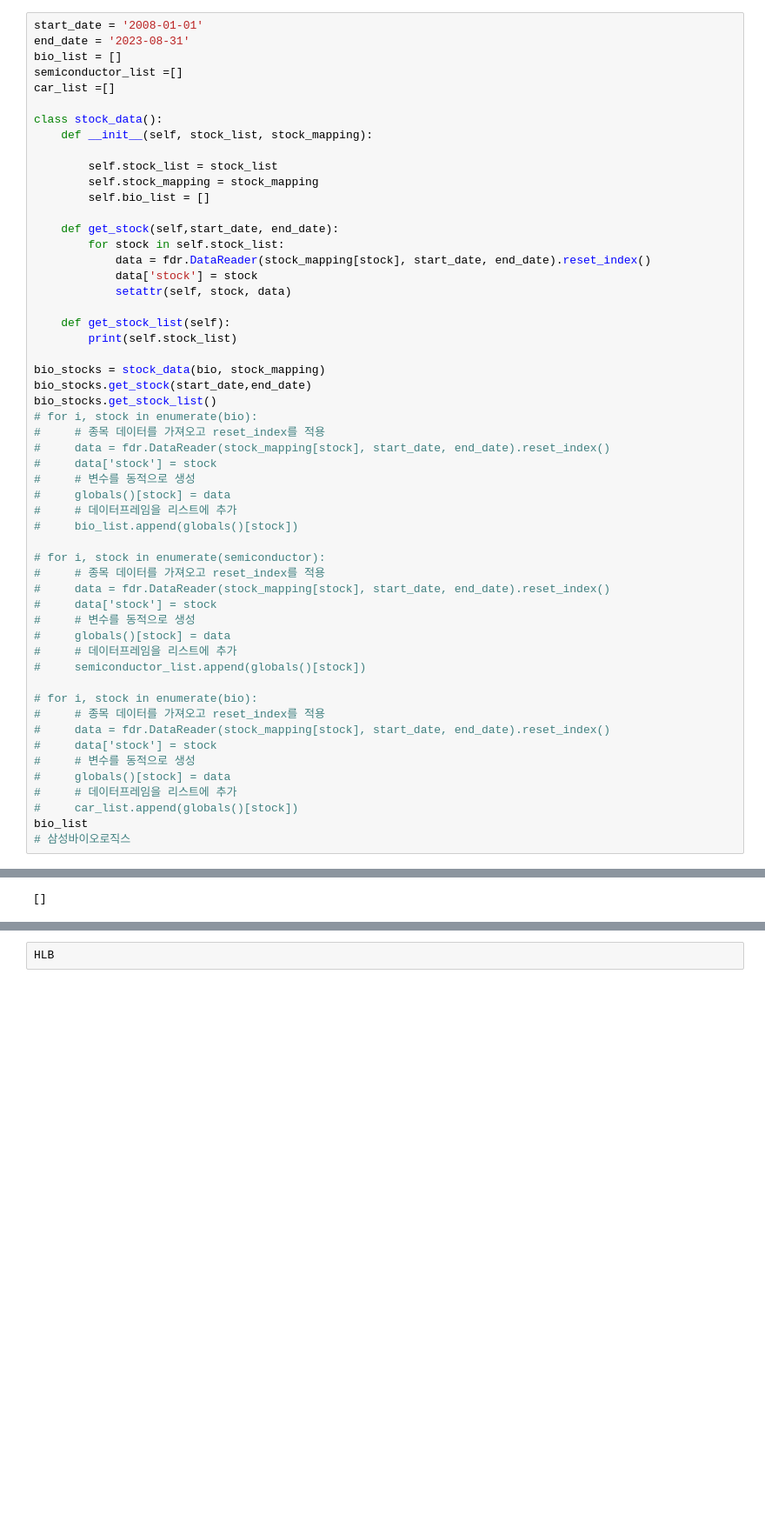
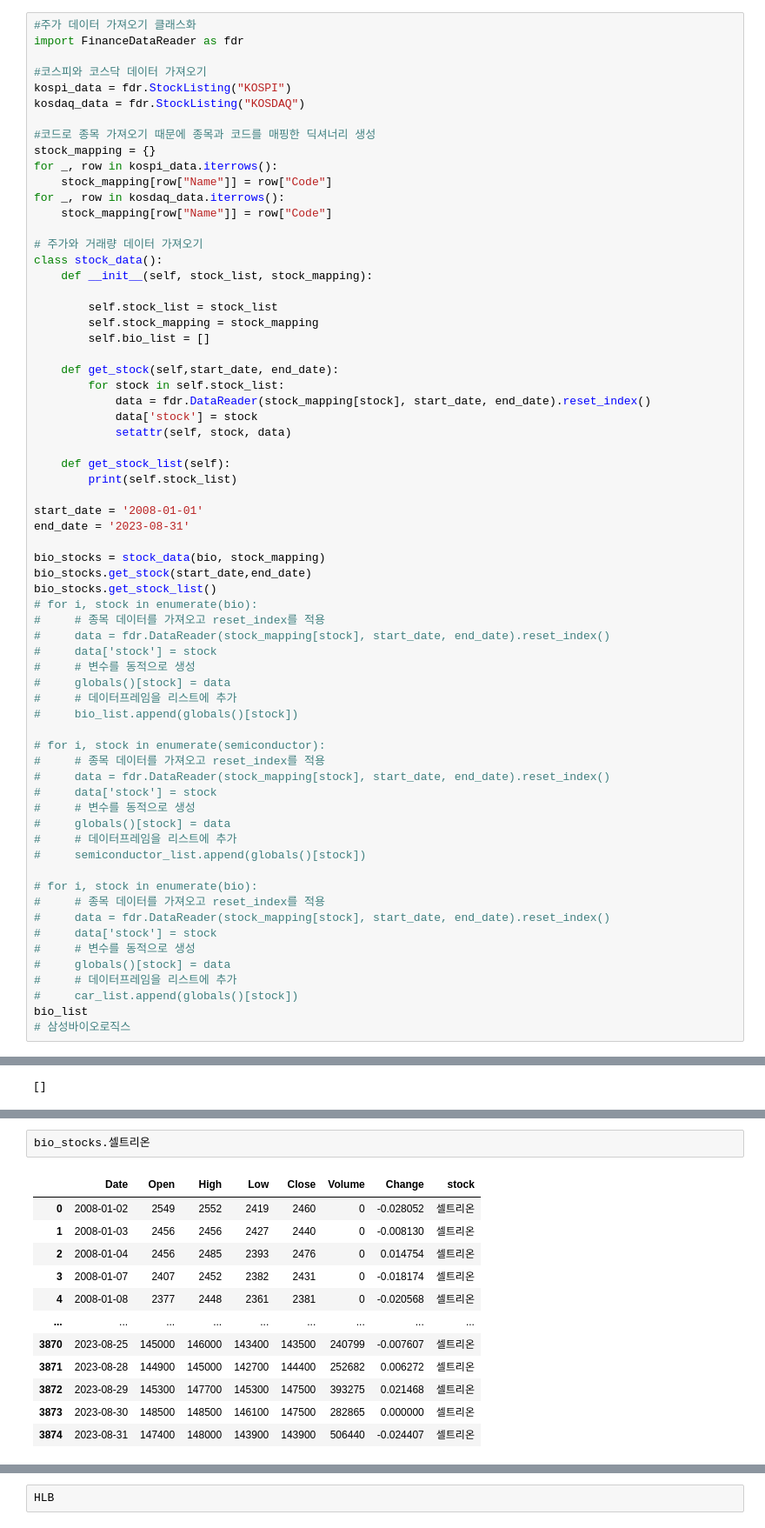
Before and after one commit to jtw0812/News_Stockvolume_thesis, a Jupyter notebook: Crawling/fi.ipynb, the cells around one changed output, grey strips where cells are left out. Shown at 87% size. Cells and saved outputs as stored; diff of their text form; blank space fills up the shorter version.

```diff
--- a/Crawling/fi.ipynb
+++ b/Crawling/fi.ipynb
@@ -37,11 +36,20 @@ semiconductor = ['삼성전자','한미반도체','DB하이텍','주성엔지니
 car =['현대차','기아','KG모빌리티']
 # %%
-start_date = '2008-01-01'
-end_date = '2023-08-31'
-bio_list = []
-semiconductor_list =[]
-car_list =[]
+#주가 데이터 가져오기 클래스화
+import FinanceDataReader as fdr
 
+#코스피와 코스닥 데이터 가져오기
+kospi_data = fdr.StockListing("KOSPI")
+kosdaq_data = fdr.StockListing("KOSDAQ")
+
+#코드로 종목 가져오기 때문에 종목과 코드를 매핑한 딕셔너리 생성
+stock_mapping = {}
+for _, row in kospi_data.iterrows():
+    stock_mapping[row["Name"]] = row["Code"]
+for _, row in kosdaq_data.iterrows():
+    stock_mapping[row["Name"]] = row["Code"]
+
+# 주가와 거래량 데이터 가져오기
 class stock_data():
     def __init__(self, stock_list, stock_mapping):
 
@@ -57,6 +65,9 @@ class stock_data():
 
     def get_stock_list(self):
         print(self.stock_list)
+
+start_date = '2008-01-01'
+end_date = '2023-08-31'
 
 bio_stocks = stock_data(bio, stock_mapping)
 bio_stocks.get_stock(start_date,end_date)
@@ -96,0 +106,15 @@ bio
+# %%
+bio_stocks.셀트리온
+# %% [output]
+|  | Date | Open | High | Low | Close | Volume | Change | stock |
+| 0 | 2008-01-02 | 2549 | 2552 | 2419 | 2460 | 0 | -0.028052 | 셀트리온 |
+| 1 | 2008-01-03 | 2456 | 2456 | 2427 | 2440 | 0 | -0.008130 | 셀트리온 |
+| 2 | 2008-01-04 | 2456 | 2485 | 2393 | 2476 | 0 | 0.014754 | 셀트리온 |
+| 3 | 2008-01-07 | 2407 | 2452 | 2382 | 2431 | 0 | -0.018174 | 셀트리온 |
+| 4 | 2008-01-08 | 2377 | 2448 | 2361 | 2381 | 0 | -0.020568 | 셀트리온 |
+| ... | ... | ... | ... | ... | ... | ... | ... | ... |
+| 3870 | 2023-08-25 | 145000 | 146000 | 143400 | 143500 | 240799 | -0.007607 | 셀트리온 |
+| 3871 | 2023-08-28 | 144900 | 145000 | 142700 | 144400 | 252682 | 0.006272 | 셀트리온 |
+| 3872 | 2023-08-29 | 145300 | 147700 | 145300 | 147500 | 393275 | 0.021468 | 셀트리온 |
+| 3873 | 2023-08-30 | 148500 | 148500 | 146100 | 147500 | 282865 | 0.000000 | 셀트리온 |
+| 3874 | 2023-08-31 | 147400 | 148000 | 143900 | 143900 | 506440 | -0.024407 | 셀트리온 |
```
Also changed, not shown: parts of 3 cells of this notebook.
